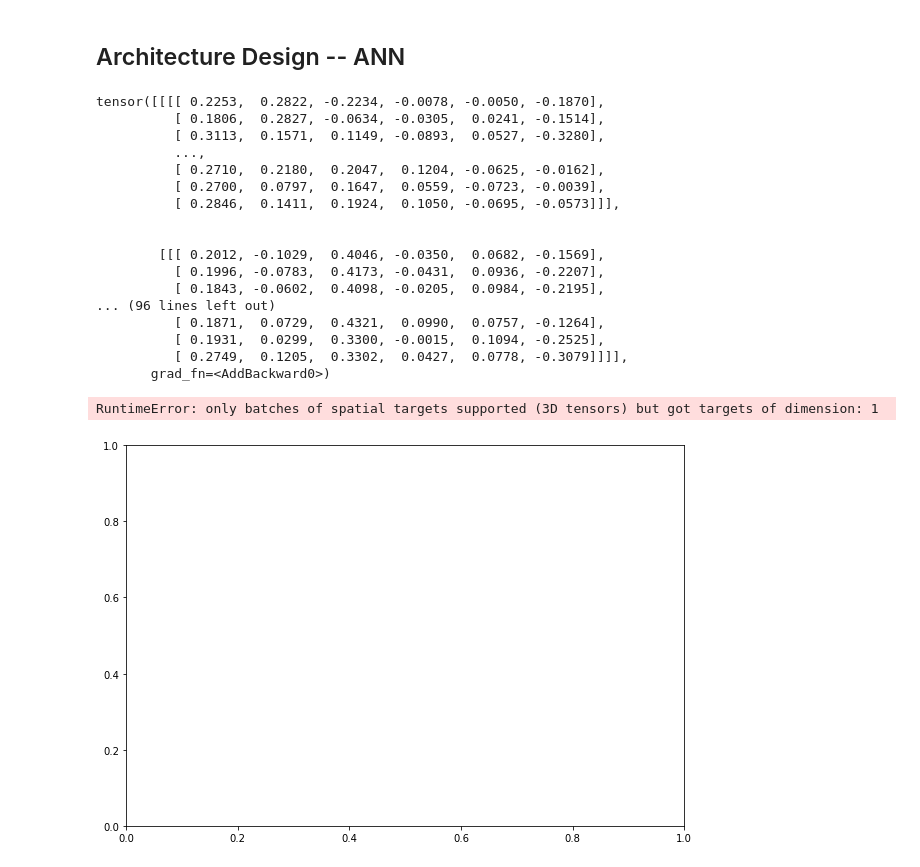
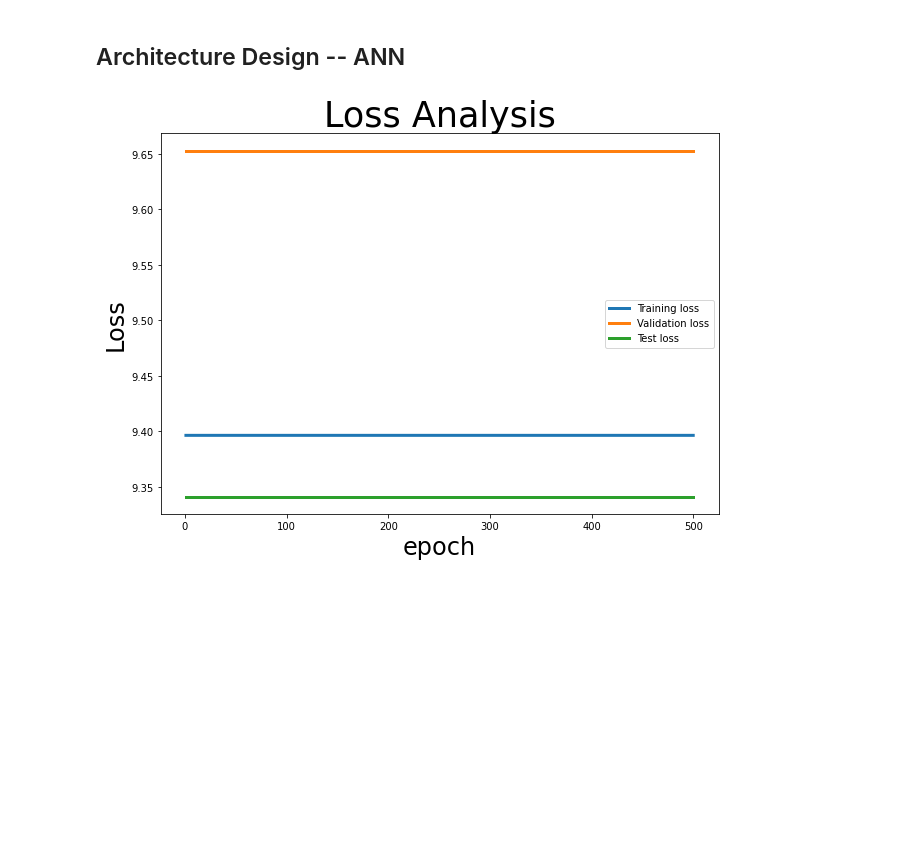
Before and after one commit to PlevanTem/02582-case2-UTKFace, a Jupyter notebook: main.ipynb, the cells around one changed output. Drawn from its saved outputs; the diff is of its cells as text; code cells hidden in the pictures; blank space fills up the shorter version.

```diff
--- a/main.ipynb
+++ b/main.ipynb
@@ -55,8 +87,8 @@ File count:  23705
 # %% [markdown]
 ## Prepare train and test set
 # %%
-path_data = "labels_with_age_group.csv"
-data = pd.read_csv(path_data)
+path_data = "/content/02582-case2-UTKFace/labels_with_age_group.csv"
+data = pd.read_csv(path_data,index_col=0)
 
 encoder = LabelEncoder()
 encoder.fit(data["age_group"].unique())
@@ -63,0 +106,8 @@ Y = encoder.transform(data["age_group"])
+# %%
+# Deal with class-imbalance by undersampling by random
+from imblearn.under_sampling import RandomUnderSampler
+counter=range(0,len(Y))
+rus = RandomUnderSampler(random_state=42)
+X_resampled, y_resampled = rus.fit_resample(data,Y)
+X_index = rus.sample_indices_ # get indices of sampled data
+X_data = X_data[X_index]
@@ -70,8 +129,5 @@ X.shape
 # %%
-
-
-X_train, X_test, y_train, y_test = train_test_split(X, Y, test_size=0.20, random_state=42)
-
+X_train, X_test, y_train, y_test = train_test_split(X, y_resampled, test_size=0.20, random_state=42)
 X_train, X_val, y_train, y_val = train_test_split(X_train, y_train, test_size=0.10, random_state=42)
 
 X_train = torch.tensor(X_train, dtype=torch.float)
@@ -119,7 +175,7 @@ class netWork(torch.nn.Module):
             # Defining a 2D convolution layer
             torch.nn.Conv2d(1, 32, kernel_size=(3,3)),
             torch.nn.ReLU(inplace=True),
-            torch.nn.MaxPool2d(kernel_size=(2,2)),
+            torch.nn.MaxPool2d(kernel_size=(2,2),),
 
             # Defining a 2D convolution layer
             torch.nn.Conv2d(32, 64, kernel_size=(3,3)),
@@ -376,25 +438,23 @@ val_loss_graph = []
 test_loss_graph = []
 for epoch in range(EPOCH):
     train_loss_tot = 0 # Save for plotting
-    model.train() # prepare model for training
-    for s, (inputs_, targets_) in enumerate(train_loader): # for each training step
+    net.train() # prepare model for training
+    for s, (inputs_, targets_) in enumerate(train_loader):
+       predictions = net(inputs_)  # input x and predict based on x
+       loss = loss_func(predictions, targets_)   # compute the loss. must be (1. nn output, 2. target)
 
-        predictions = model(inputs_)     # input x and predict based on x
-        print(predictions)
-        loss = loss_func(predictions, targets_)   # compute the loss. must be (1. nn output, 2. target)
+       optimizer.zero_grad()   # clear gradients for next train
+       loss.backward()         # backpropagation, compute gradients
+       optimizer.step()        # apply gradients
 
-        optimizer.zero_grad()   # clear gradients for next train
-        loss.backward()         # backpropagation, compute gradients
-        optimizer.step()        # apply gradients
-
-        #save the loss for plotting
-        train_loss_tot += loss.item() * inputs_.shape[0] #Multiply with the current batchsize to get pr. sample loss
+       #save the loss for plotting
+       train_loss_tot += loss.item() * inputs_.shape[0] #Multiply with the current batchsize to get pr. sample loss
 
     val_loss_tot = 0 # Save for plotting
-    model.eval() # prepare model for testing
+    net.eval() # prepare model for testing
     for s, (inputs_, targets_) in enumerate(val_loader): # for each testing batch
 
-        predictions = model(inputs_)     # input x and predict based on x
+        predictions = net(inputs_)     # input x and predict based on x
 
         loss = loss_func(predictions, targets_)  # compute the loss. must be (1. nn output, 2. target)
 
@@ -403,52 +463,35 @@ for epoch in range(EPOCH):
 
     test_loss_tot = 0 # Save for plotting
     for s, (inputs_, targets_) in enumerate(test_loader): # for each testing batch
 
-        predictions = model(inputs_)     # input x and predict based on x
+        predictions = net(inputs_)     # input x and predict based on x
 
         loss = loss_func(predictions, targets_)  # compute the loss. must be (1. nn output, 2. target)
 
         #save the loss for plotting
         test_loss_tot += loss.item() * inputs_.shape[0] #Multiply with the current batchsize to get pr. sample loss
+
 
     train_loss_graph.append(train_loss_tot/len(train_dataset))
     val_loss_graph.append(val_loss_tot/len(val_dataset))
     test_loss_graph.append(test_loss_tot/len(test_dataset))
 
     plt.cla()
     # plot and show learning process
     ax.set_title('Loss Analysis', fontsize=35)
     ax.set_xlabel('epoch', fontsize=24)
     ax.set_ylabel('Loss', fontsize=24)
     x = np.arange(1,epoch+2)
 
     ax.plot(x, train_loss_graph, lw=3, label='Training loss')
     ax.plot(x, val_loss_graph, lw=3, label='Validation loss')
     ax.plot(x, test_loss_graph, lw=3, label='Test loss')
     ax.legend()
     fig.canvas.draw()       # draw the canvas, cache the renderer
 
-    if earlyStopping.step(torch.tensor(val_loss_tot/len(val_dataset)),model):
+    '''if earlyStopping.step(torch.tensor(val_loss_tot/len(val_dataset)),model):
         print('Exited due to early stopping')
         model = earlyStopping.bestModel
-        break  # early stop criterion is met, we can stop now
+        break  # early stop criterion is met, we can stop now'''
 # %% [output]
-tensor([[[[ 0.2253,  0.2822, -0.2234, -0.0078, -0.0050, -0.1870],
-          [ 0.1806,  0.2827, -0.0634, -0.0305,  0.0241, -0.1514],
-          [ 0.3113,  0.1571,  0.1149, -0.0893,  0.0527, -0.3280],
-          ...,
-          [ 0.2710,  0.2180,  0.2047,  0.1204, -0.0625, -0.0162],
-          [ 0.2700,  0.0797,  0.1647,  0.0559, -0.0723, -0.0039],
-          [ 0.2846,  0.1411,  0.1924,  0.1050, -0.0695, -0.0573]]],
-
-
-        [[[ 0.2012, -0.1029,  0.4046, -0.0350,  0.0682, -0.1569],
-          [ 0.1996, -0.0783,  0.4173, -0.0431,  0.0936, -0.2207],
-          [ 0.1843, -0.0602,  0.4098, -0.0205,  0.0984, -0.2195],
-... (96 lines left out)
-          [ 0.1871,  0.0729,  0.4321,  0.0990,  0.0757, -0.1264],
-          [ 0.1931,  0.0299,  0.3300, -0.0015,  0.1094, -0.2525],
-          [ 0.2749,  0.1205,  0.3302,  0.0427,  0.0778, -0.3079]]]],
-       grad_fn=<AddBackward0>)
-RuntimeError: only batches of spatial targets supported (3D tensors) but got targets of dimension: 1
-[figure, old version]
+[figure, new version]
```
Also changed, not shown: parts of 16 cells of this notebook.
